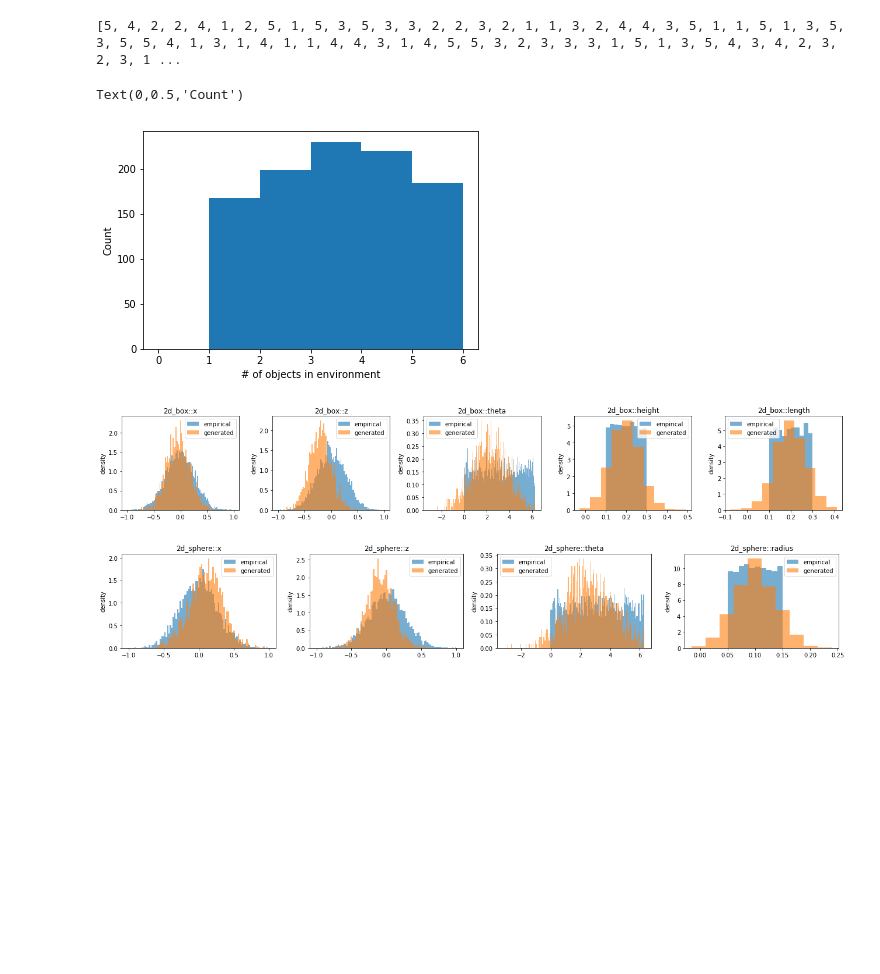
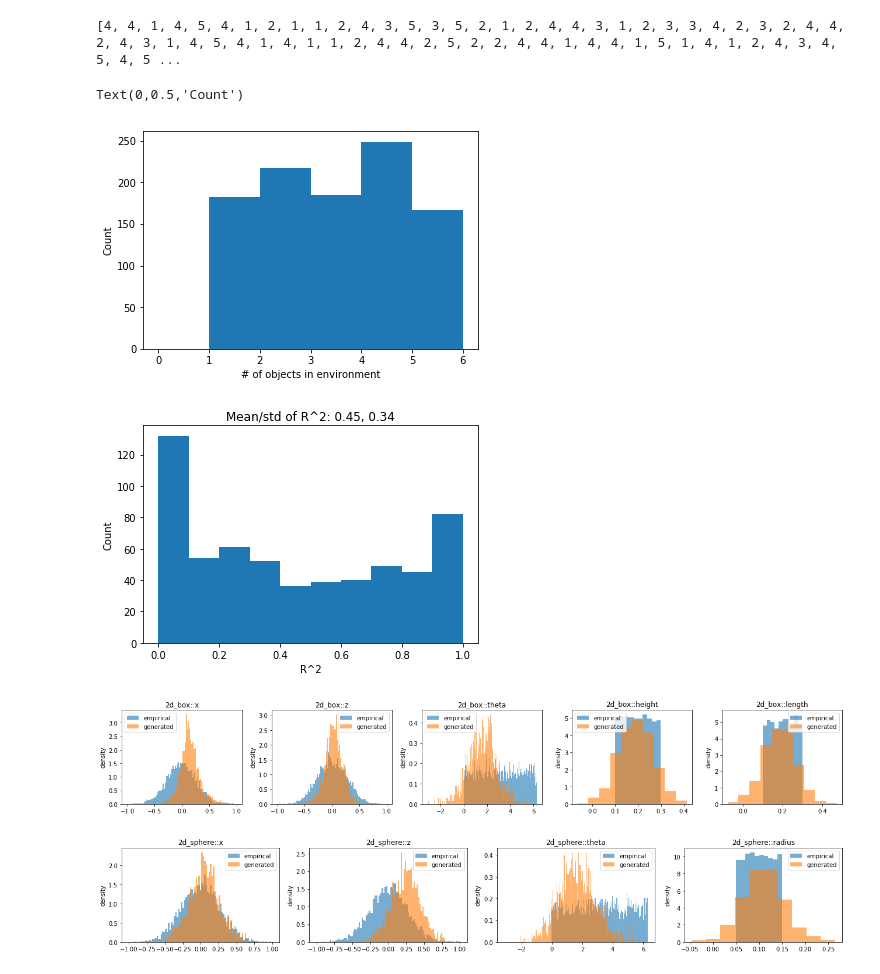
Before and after one commit to gizatt/scene_generation, a Jupyter notebook: notebooks/planar_tabletop/20190314_MBT_Context_Model_Lines.ipynb, the cells around one changed output. Cells and saved outputs as stored; diff of their text form; code cells hidden in the pictures; blank space fills up the shorter version.

Commit message:
Comparison on lines dataset

```diff
--- a/notebooks/planar_tabletop/20190314_MBT_Context_Model_Lines.ipynb
+++ b/notebooks/planar_tabletop/20190314_MBT_Context_Model_Lines.ipynb
@@ -75,7 +61,7 @@ from scene_generation.models.planar_multi_object_multi_class_2_with_context impo
 
 pyro.enable_validation(True)
 
-log_dir = "/home/gizatt/projects/scene_generation/models/runs/pmomc2/planar_tabletop_lines/" + datetime.datetime.now().strftime(
+log_dir = "/home/gizatt/projects/scene_generation/models/runs/pmomc2/planar_tabletop_lines/realproj_context" + datetime.datetime.now().strftime(
     "%Y-%m-%d-%H-%m-%s")
 writer = SummaryWriter(log_dir)
 def write_np_array(writer, name, x, i):
@@ -89,8 +75,8 @@ pyro.get_param_store().save("planar_multi_object_multi_class_2_with_context_line
 
 scheduler = pyro.optim.StepLR(
     {"optimizer": torch.optim.Adam,
-     "optim_args": {'lr': 0.01, 'betas': [0.9, 0.99], 'weight_decay': 1E-3},
-      "step_size": 100,
+     "optim_args": {'lr': 0.01, 'betas': [0.9, 0.99], 'weight_decay': 1E-5},
+      "step_size": 200,
       "gamma": 0.1
     })
 elbo = Trace_ELBO(max_plate_nesting=1)
@@ -102,13 +88,13 @@ best_test_loss = np.infty
 cycles_since_improvement = 0
 
 snapshots = {}
-for i in range(5000):
+for i in range(1000):
     start_time = time.time()
-    loss = svi.step(data, subsample_size=100) / data.batch_size
+    loss = svi.step(data, subsample_size=500) / data.batch_size
     losses.append(loss)
     writer.add_scalar('loss', loss, i)
 
-    loss_test = svi.evaluate_loss(data_test, subsample_size=100) / data_test.batch_size
+    loss_test = svi.evaluate_loss(data_test, subsample_size=500) / data_test.batch_size
     losses_test.append(loss_test)
     writer.add_scalar('loss_test', loss_test, i)
 
@@ -125,7 +111,7 @@ for i in range(5000):
     #for p in interesting_params:
     #    write_np_array(writer, p, snapshots[p][-1], i)
     end_time = time.time()
-    if (i % 10 == 0):
+    if (i % 1 == 0):
         print("Iter: %d, Loss: %f, Loss_test: %f, Best test loss: %f, Time per step: %f" % (
             i, loss, loss_test, best_test_loss, end_time - start_time))
 print "Done"
@@ -337,6 +226,7 @@ Connected to meshcat-server.
 # %%
 # Convert that data back to a YAML environment, which is easier to
 # handle.
+import scipy.stats
 side_width = 5
 generated_data, generated_encodings, generated_contexts = model.model()
 scene_yaml = scenes_dataset.convert_vectorized_environment_to_yaml(
@@ -345,5 +235,9 @@ plt.figure().set_size_inches(10, 10)
 for k in range(side_width):
     for l in range(side_width):
         plt.subplot(side_width, side_width, k*side_width+l+1)
-        dataset_utils.DrawYamlEnvironmentPlanar(scene_yaml[k*side_width+l+1], "planar_tabletop", ax=plt.gca())
+        scene = scene_yaml[k*side_width+l+1]
+        dataset_utils.DrawYamlEnvironmentPlanar(scene, "planar_tabletop", ax=plt.gca())
+        x = np.vstack(scene["obj_%04d" % k]["pose"][0:2] for k in range(scene["n_objects"]))
+        slope, intercept, rvalue, pvalue, stderr = scipy.stats.linregress(x[:, 0], x[:, 1])
+        plt.gca().set_title("%2.2f" % rvalue**2)
 # %% [output]
@@ -362,9 +256,9 @@ plt.hist(generated_n_objs, bins=range(7))
 plt.xlabel("# of objects in environment")
 plt.ylabel("Count")
 # %% [output]
-[5, 4, 2, 2, 4, 1, 2, 5, 1, 5, 3, 5, 3, 3, 2, 2, 3, 2, 1, 1, 3, 2, 4, 4, 3, 5, 1, 1, 5, 1, 3, 5, 3, 5, 5, 4, 1, 3, 1, 4, 1, 1, 4, 4, 3, 1, 4, 5, 5, 3, 2, 3, 3, 3, 1, 5, 1, 3, 5, 4, 3, 4, 2, 3, 2, 3, 1 ...
+[4, 4, 1, 4, 5, 4, 1, 2, 1, 1, 2, 4, 3, 5, 3, 5, 2, 1, 2, 4, 4, 3, 1, 2, 3, 3, 4, 2, 3, 2, 4, 4, 2, 4, 3, 1, 4, 5, 4, 1, 4, 1, 1, 2, 4, 4, 2, 5, 2, 2, 4, 4, 1, 4, 4, 1, 5, 1, 4, 1, 2, 4, 3, 4, 5, 4, 5 ...
 Text(0,0.5,'Count')
-[figure, old version]
+[figure, new version]
 # %%
 # Assume projection has been done for this trained model and saved to these files...
 
@@ -387,6 +281,20 @@ for k in range(20):
     scene_yaml += scenes_dataset.convert_vectorized_environment_to_yaml(generated_data)
 params_by_object_class_nonpen = generate_params_by_object_class(scene_yaml)
 # %%
+# Measure colinearity by doing a linear fit and reporting the error
+import scipy.stats
+rsquares = []
+for scene in scene_yaml:
+    if (scene["n_objects"] > 2):
+        x = np.vstack(scene["obj_%04d" % k]["pose"][0:2] for k in range(scene["n_objects"]))
+        slope, intercept, rvalue, pvalue, stderr = scipy.stats.linregress(x[:, 0], x[:, 1])
+        rsquares.append(rvalue**2.)
+plt.figure()
+plt.hist(rsquares)
+plt.ylabel("Count")
+plt.xlabel("R^2")
+plt.title("Mean/std of R^2: %2.2f, %2.2f" % (np.mean(rsquares), np.std(rsquares)))
+
 for object_name in params_by_object_class.keys():
     object_id = scenes_dataset.class_name_to_id[object_name]
     plt.figure().set_size_inches(18, 3)
@@ -399,32 +307,33 @@ for object_name in params_by_object_class.keys():
     params_sets_names = ["empirical", "generated"]
 
     param_sets = []
     for params in param_sets_base:
         params_stacked = np.stack(params).copy()
         #params_stacked[:, 2] = ((params_stacked[:, 2] + 2 * np.pi) % (2 * np.pi) - np.pi)
         param_sets.append(params_stacked)
 
     for k in range(param_sets[0].shape[1]):
         if k >= 3:
             param_name = scenes_dataset.params_names_by_class[object_id][k - 3]
         else:
             param_name = ["x", "z", "theta"][k]
         plt.subplot(1, param_sets[0].shape[1], k+1)
         plt.title(object_name + "::" + param_name)
         plt.ylabel("density")
         bins = None
         if k == 0:
             bins = np.linspace(-1., 1., 100)
         elif k == 1:
             bins = np.linspace(-1., 1., 100)
         elif k == 2:
             bins = np.linspace(-np.pi, 2*np.pi, 200)
         for i, params in enumerate(param_sets):
             x_bins = plt.hist(params[:, k], label=params_sets_names[i], density=True, bins=bins, alpha=0.6)[1]
         x_range = np.linspace(x_bins[0], x_bins[-1], 100)
         plt.legend()
 
     plt.tight_layout()
 # %% [output]
-[figure, old version]
+[figure, new version]
-[figure, old version]
+[figure, new version]
+[figure, added]
```
Also changed, not shown: parts of 13 cells of this notebook, 1 other file.
